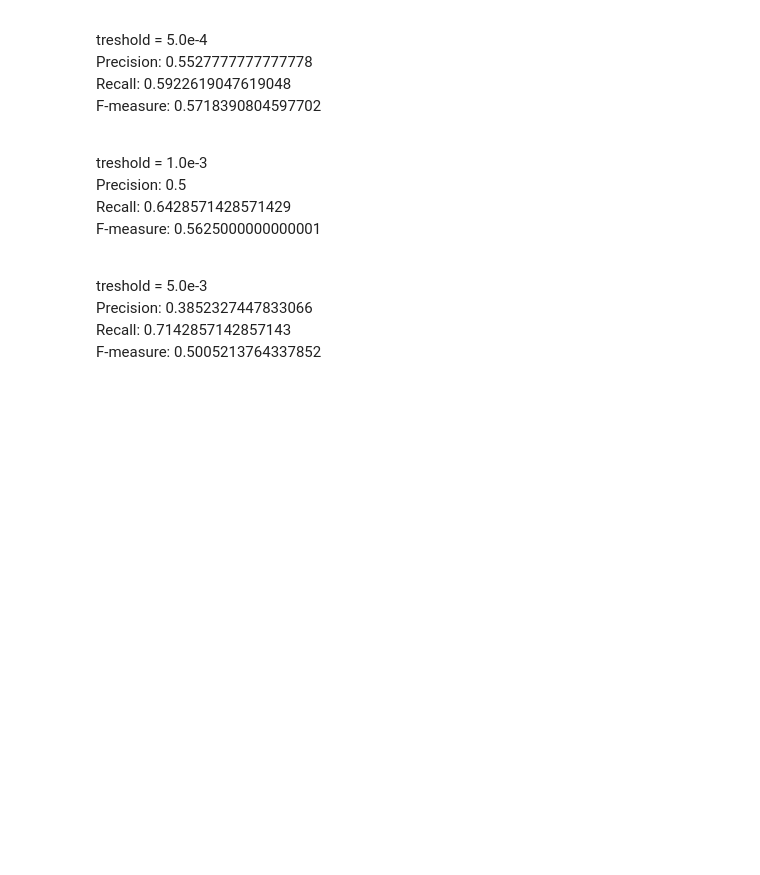
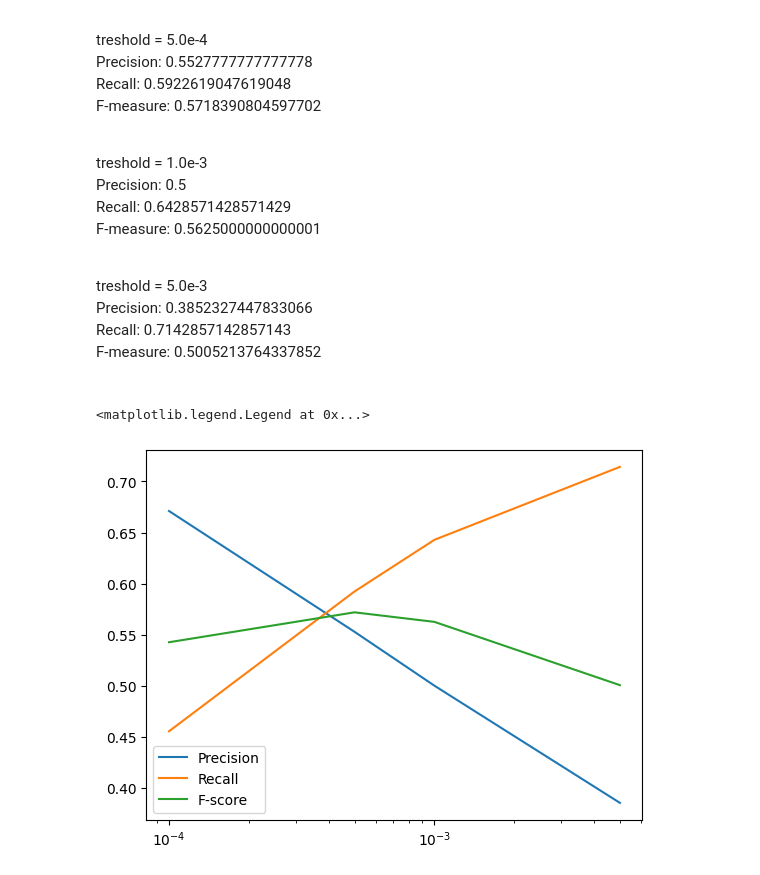
Before and after one commit to Miktima/bertnews, a Jupyter notebook: Fscore.ipynb, the cells around one changed output. Saved outputs shown, nothing was run; the diff lists cells and outputs as text; code cells hidden in the pictures; blank space fills up the shorter version.

```diff
--- a/Fscore.ipynb
+++ b/Fscore.ipynb
@@ -71,3 +71,16 @@ treshold = 5.0e-3<br>
 Precision:  0.3852327447833066<br>
 Recall:  0.7142857142857143<br>
 F-measure:  0.5005213764337852<br><br>
+# %%
+fig, ax = plt.subplots()
+treshold = [1e-4, 5e-4, 1e-3, 5e-3]
+prec = [0.6710526315789473, 0.5527777777777778, 0.5, 0.3852327447833066]
+recall = [0.45535714285714285, 0.5922619047619048, 0.6428571428571429, 0.7142857142857143]
+f1 = [0.5425531914893618, 0.5718390804597702, 0.5625000000000001, 0.5005213764337852]
+ax.semilogx(treshold, prec, label="Precision")
+ax.semilogx(treshold, recall, label="Recall")
+ax.semilogx(treshold, f1, label="F-score")
+ax.legend()
+# %% [output]
+<matplotlib.legend.Legend at 0x...>
+[figure, added]
```
